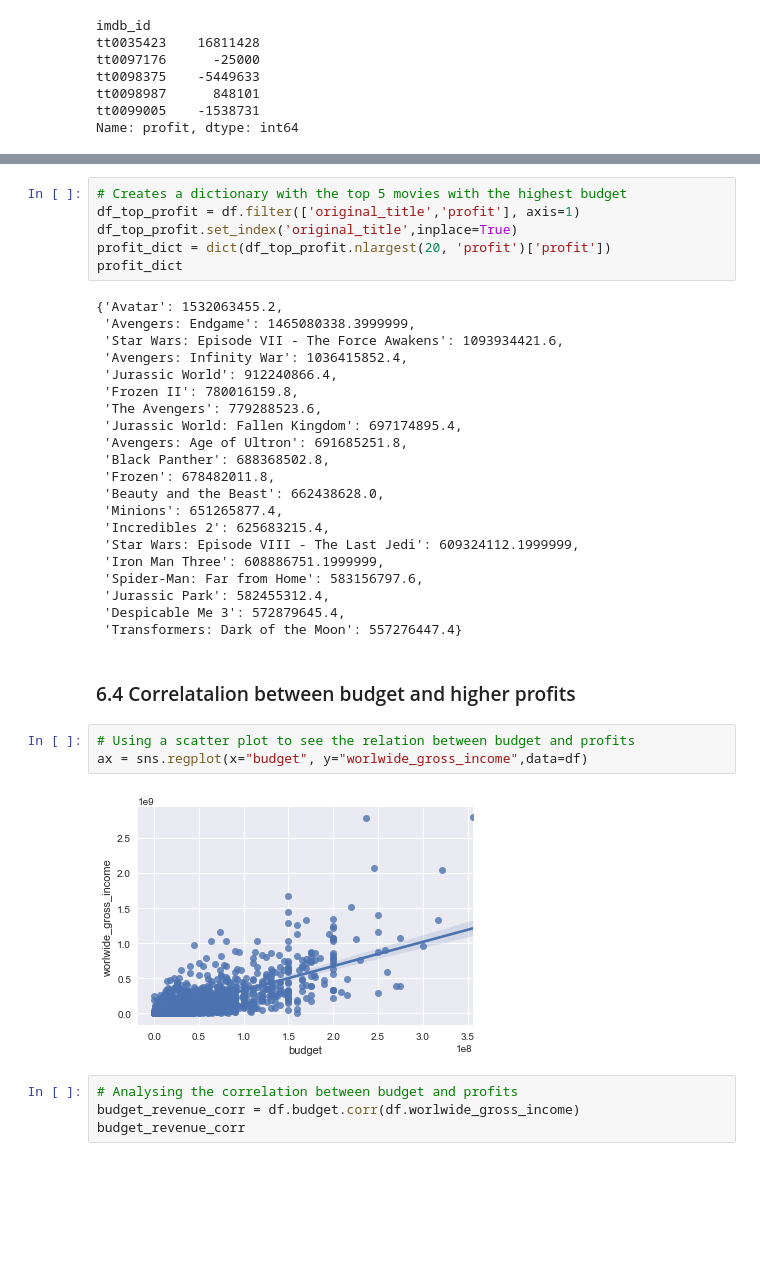
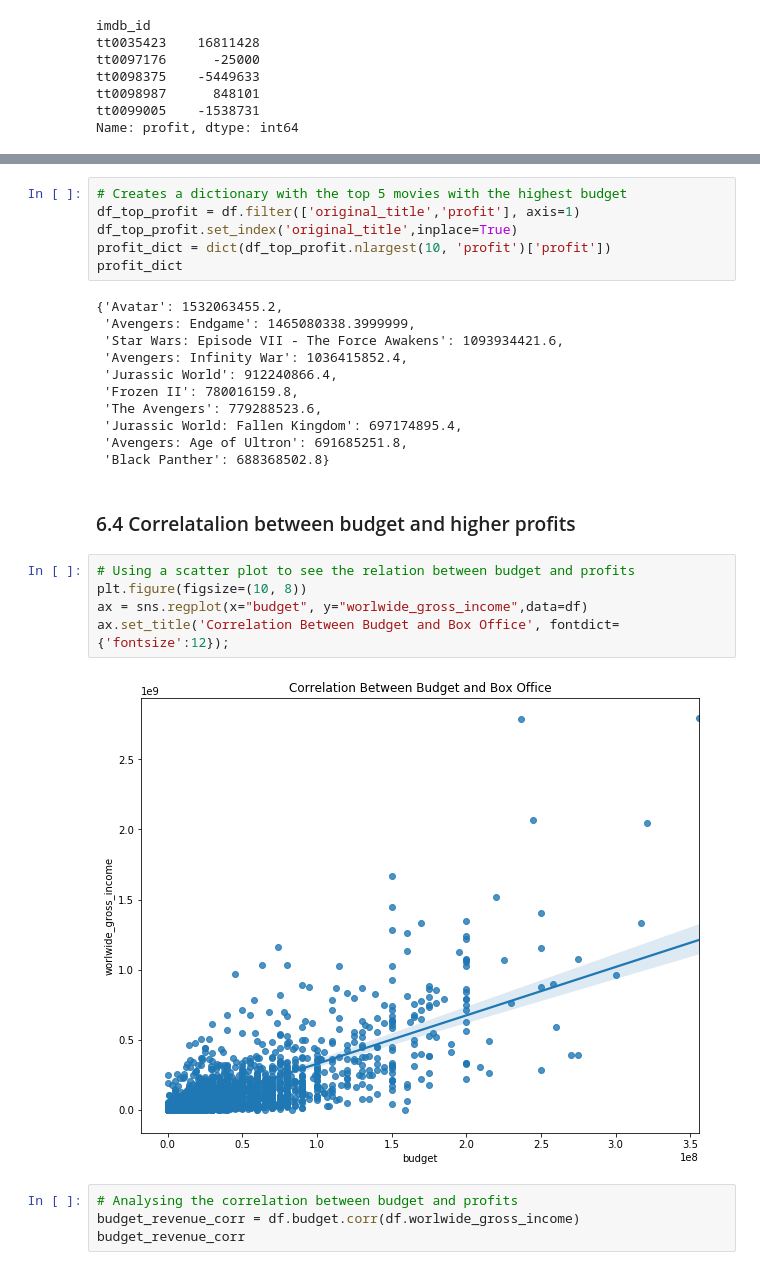
Before and after one commit to Ismaeltrevi/project-cinema, a Jupyter notebook: student.ipynb, the cells around one changed output, grey strips where cells are left out. Cells and saved outputs as stored; diff of their text form; blank space fills up the shorter version.

Commit message:
Adds more visualizations

```diff
--- a/student.ipynb
+++ b/student.ipynb
@@ -708,7 +744,7 @@ df.nlargest(5, 'profit')
 # Creates a dictionary with the top 5 movies with the highest budget
 df_top_profit = df.filter(['original_title','profit'], axis=1)
 df_top_profit.set_index('original_title',inplace=True)
-profit_dict = dict(df_top_profit.nlargest(20, 'profit')['profit'])
+profit_dict = dict(df_top_profit.nlargest(10, 'profit')['profit'])
 profit_dict
 # %% [output]
 {'Avatar': 1532063455.2,
@@ -720,24 +756,16 @@ profit_dict
  'The Avengers': 779288523.6,
  'Jurassic World: Fallen Kingdom': 697174895.4,
  'Avengers: Age of Ultron': 691685251.8,
- 'Black Panther': 688368502.8,
- 'Frozen': 678482011.8,
- 'Beauty and the Beast': 662438628.0,
- 'Minions': 651265877.4,
- 'Incredibles 2': 625683215.4,
- 'Star Wars: Episode VIII - The Last Jedi': 609324112.1999999,
- 'Iron Man Three': 608886751.1999999,
- 'Spider-Man: Far from Home': 583156797.6,
- 'Jurassic Park': 582455312.4,
- 'Despicable Me 3': 572879645.4,
- 'Transformers: Dark of the Moon': 557276447.4}
+ 'Black Panther': 688368502.8}
 # %% [markdown]
 ### 6.4 Correlatalion between budget and higher profits
 # %%
 # Using a scatter plot to see the relation between budget and profits
+plt.figure(figsize=(10, 8))
 ax = sns.regplot(x="budget", y="worlwide_gross_income",data=df)
+ax.set_title('Correlation Between Budget and Box Office', fontdict={'fontsize':12});
 # %% [output]
-[figure, old version]
+[figure, new version]
 # %%
 # Analysing the correlation between budget and profits
 budget_revenue_corr = df.budget.corr(df.worlwide_gross_income)
```
Also changed, not shown: parts of 51 cells of this notebook, 1 other file.
